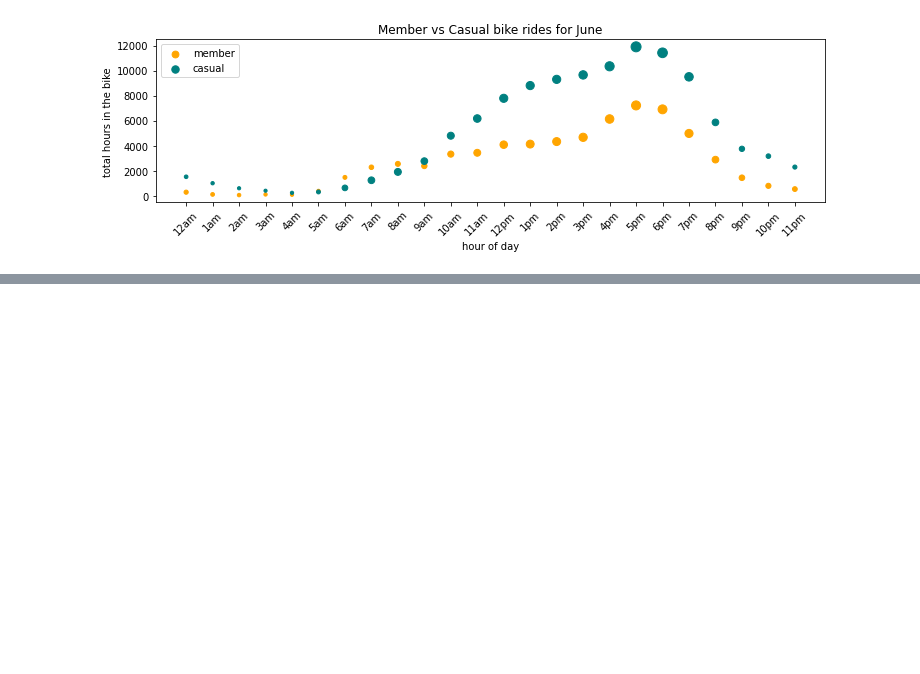
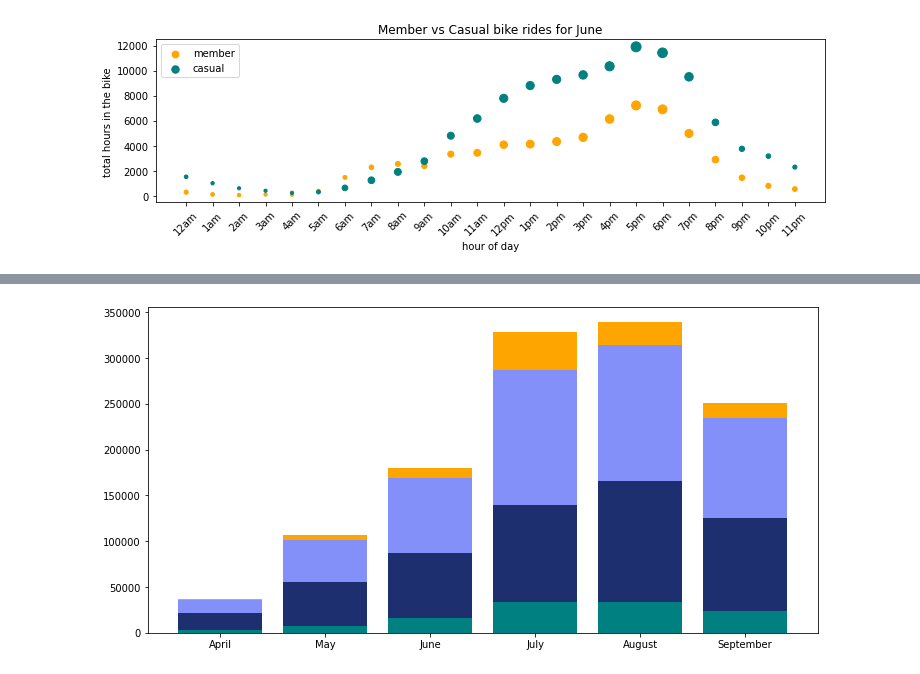
Before and after one commit to Harsh-2420/kaggle, a Jupyter notebook: cyclist-bike-share-analysis/cyclist.ipynb, the cells around one changed output, grey strips where cells are left out. Saved outputs shown, nothing was run; the diff lists cells and outputs as text; code cells hidden in the pictures; blank space fills up the shorter version.

Commit message:
month visualisation done

```diff
--- a/cyclist-bike-share-analysis/cyclist.ipynb
+++ b/cyclist-bike-share-analysis/cyclist.ipynb
@@ -106,0 +129,38 @@ create_versus_scatter(data3, 'June')
+# %%
+def create_stacked_bar(data, month):
+    data_times = data.drop(data.columns[[4,5,6,7,8,9,10,11]], axis=1)
+    data_times['duration'] = pd.to_datetime(data_times['ended_at']) - pd.to_datetime(data_times['started_at'])
+    data_times['duration'] = data_times['duration'].dt.seconds/3600
+    data_times['hour'] = pd.to_datetime(data_times['started_at']).dt.hour
+    data_times['hour'].loc[(data_times['hour'] >= 22) | (data_times['hour'] <= 3)] = 3
+    data_times['hour'].loc[(data_times['hour'] >= 4) & (data_times['hour'] <= 9)] = 0
+    data_times['hour'].loc[(data_times['hour'] >= 10) & (data_times['hour'] <= 15)] = 1
+    data_times['hour'].loc[(data_times['hour'] >= 16) & (data_times['hour'] <= 21)] = 2
+    y = pd.DataFrame(data_times.groupby('hour')['duration'].agg(sum))
+    y.index = ['morning', 'afternoon', 'evening', 'night']
+    y = y.T
+    y.index = [month]
+    return y
+
+y = create_stacked_bar(data1, 'April')
+y = y.append(create_stacked_bar(data2, 'May'))
+y = y.append(create_stacked_bar(data3, 'June'))
+y = y.append(create_stacked_bar(data4, 'July'))
+y = y.append(create_stacked_bar(data5, 'August'))
+y = y.append(create_stacked_bar(data6, 'September'))
+
+
+# member_x, member_y, alphas_m = get_month_data(data_times, 'member')
+# casual_x, casual_y, alphas_c = get_month_data(data_times, 'casual')
+# %%
+fields = ['morning','afternoon', 'evening', 'night']
+colors = [ 'teal', '#1D2F6F', '#8390FA', 'orange']
+
+fig, ax = plt.subplots(1, figsize=(12, 6))
+left = len(y) * [0]
+for idx, name in enumerate(fields):
+    plt.bar(y.index, y[name], bottom = left, color=colors[idx])
+    left = left + y[name]
+# plt.legend()
+# %% [output]
+[figure, added]
```
Also changed, not shown: parts of 2 cells of this notebook.
